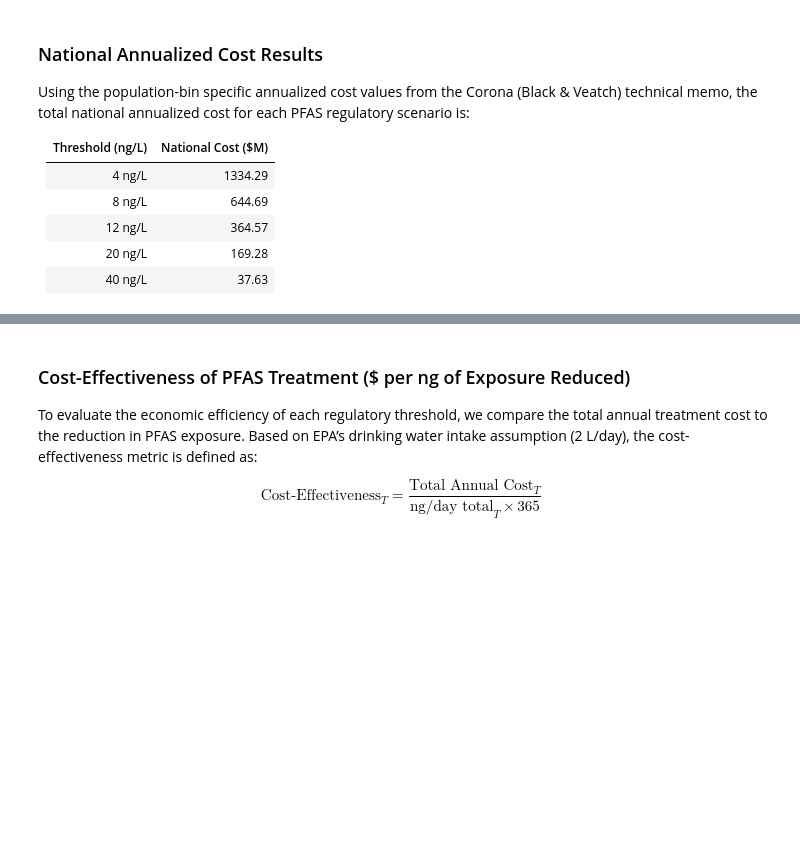
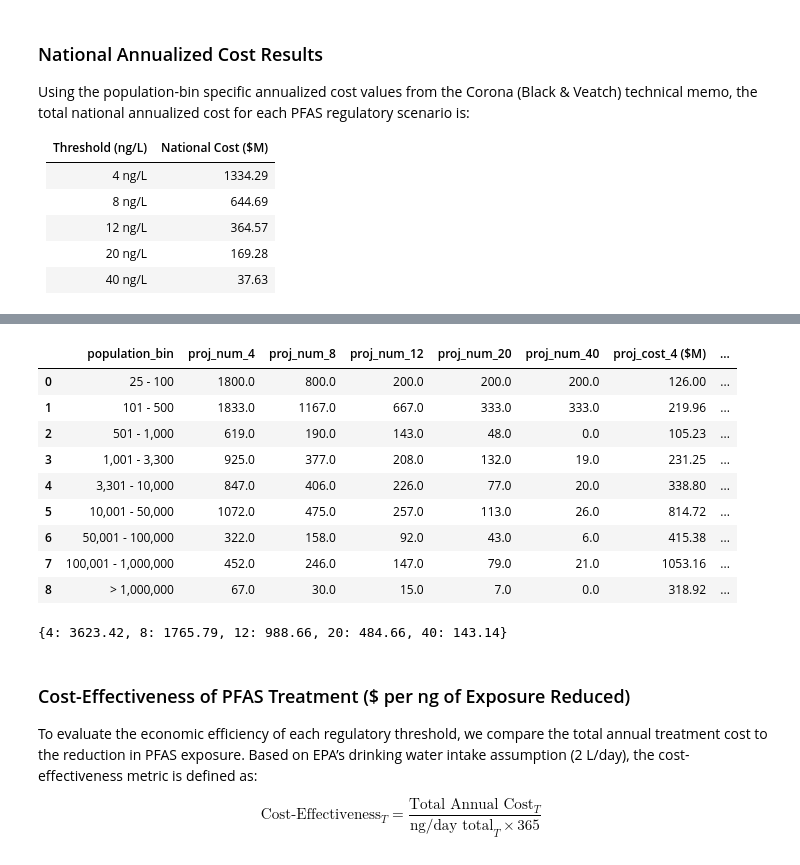
Before and after one commit to brahmee07/Pfas_water_research, a Jupyter notebook: Pfas_cost_risk_analysis.ipynb, the cells around one changed output, grey strips where cells are left out. Drawn from its saved outputs; the diff is of its cells as text; code cells hidden in the pictures; blank space fills up the shorter version.

Commit message:
added the ucmr5 and corona comparison and also the scaling part

```diff
--- a/Pfas_cost_risk_analysis.ipynb
+++ b/Pfas_cost_risk_analysis.ipynb
@@ -327,0 +333,12 @@ comparison_table
+# %%
+corona_table3 = {
+    '25 - 100': 1800,
+    '101 - 500': 2142,
+    '501 - 1,000': 627,
+    '1,001 - 3,300': 938,
+    '3,301 - 10,000': 864,
+    '10,001 - 50,000': 1091,
+    '50,001 - 100,000': 326,
+    '100,001 - 1,000,000': 458,
+    '> 1,000,000': 67
+}
@@ -327,0 +384,19 @@ comparison_table
+# %%
+comparison_scaled = comparison_table.merge(
+    corona_comparison[["population_bin","percent_of_corona"]],
+    on = "population_bin",
+    how = "left"
+)
+# %%
+for t in thresholds_ng:
+    comparison_scaled[f"proj_num_{t}"] = (
+        comparison_scaled[f"num_{t}"] /
+        comparison_scaled["percent_of_corona"]
+    ).round(0)
+# %%
+for t in thresholds_ng:
+    comparison_scaled[f"proj_cost_{t} ($M)"] = (
+        comparison_scaled[f"proj_num_{t}"] *
+        comparison_scaled["annualized_cost_per_facility ($M)"]
+    ).round(2)
+comparison_scaled
@@ -328,3 +415,32 @@ comparison_table
+# %%
+comparison_scaled[
+    ["population_bin",
+        'proj_num_4', 'proj_num_8', 'proj_num_12', 'proj_num_20', 'proj_num_40',
+        'proj_cost_4 ($M)', 'proj_cost_8 ($M)', 'proj_cost_12 ($M)',
+        'proj_cost_20 ($M)', 'proj_cost_40 ($M)'
+    ]
+]
+# %% [output]
+|  | population_bin | proj_num_4 | proj_num_8 | proj_num_12 | proj_num_20 | proj_num_40 | proj_cost_4 ($M) | ... |
+| 0 | 25 - 100 | 1800.0 | 800.0 | 200.0 | 200.0 | 200.0 | 126.00 | ... |
+| 1 | 101 - 500 | 1833.0 | 1167.0 | 667.0 | 333.0 | 333.0 | 219.96 | ... |
+| 2 | 501 - 1,000 | 619.0 | 190.0 | 143.0 | 48.0 | 0.0 | 105.23 | ... |
+| 3 | 1,001 - 3,300 | 925.0 | 377.0 | 208.0 | 132.0 | 19.0 | 231.25 | ... |
+| 4 | 3,301 - 10,000 | 847.0 | 406.0 | 226.0 | 77.0 | 20.0 | 338.80 | ... |
+| 5 | 10,001 - 50,000 | 1072.0 | 475.0 | 257.0 | 113.0 | 26.0 | 814.72 | ... |
+| 6 | 50,001 - 100,000 | 322.0 | 158.0 | 92.0 | 43.0 | 6.0 | 415.38 | ... |
+| 7 | 100,001 - 1,000,000 | 452.0 | 246.0 | 147.0 | 79.0 | 21.0 | 1053.16 | ... |
+| 8 | > 1,000,000 | 67.0 | 30.0 | 15.0 | 7.0 | 0.0 | 318.92 | ... |
+# %%
+national_costs_all_us = {
+    t: round(float(comparison_scaled[f"proj_cost_{t} ($M)"].sum()), 2)
+    for t in thresholds_ng
+}
+
+# projected cost
+national_costs_all_us
+# %% [output]
+{4: 3623.42, 8: 1765.79, 12: 988.66, 20: 484.66, 40: 143.14}
 # %% [markdown]
 ### Cost-Effectiveness of PFAS Treatment ($ per ng of Exposure Reduced)
 
```
Also changed, not shown: parts of 8 cells of this notebook.
